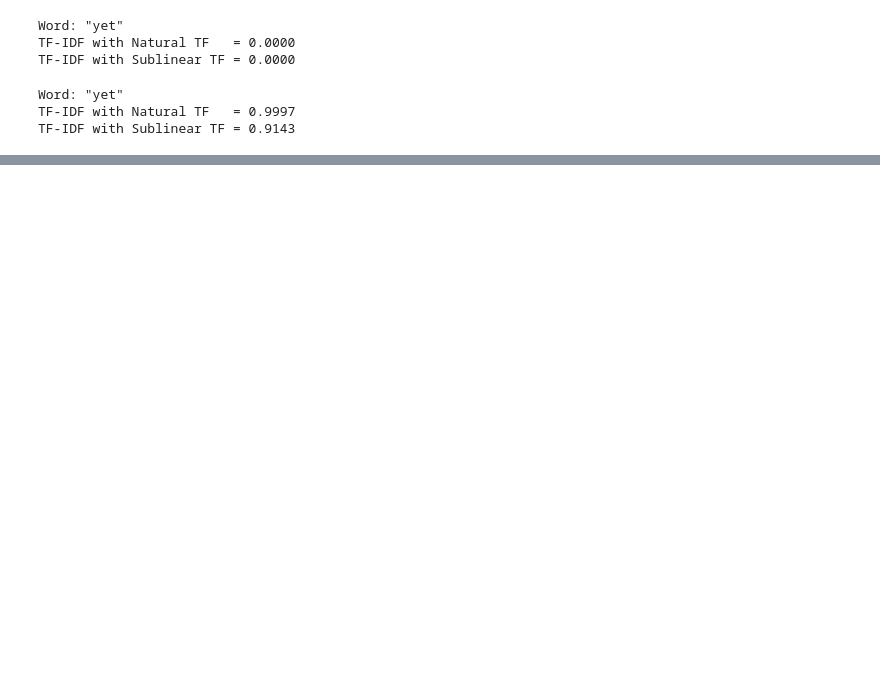
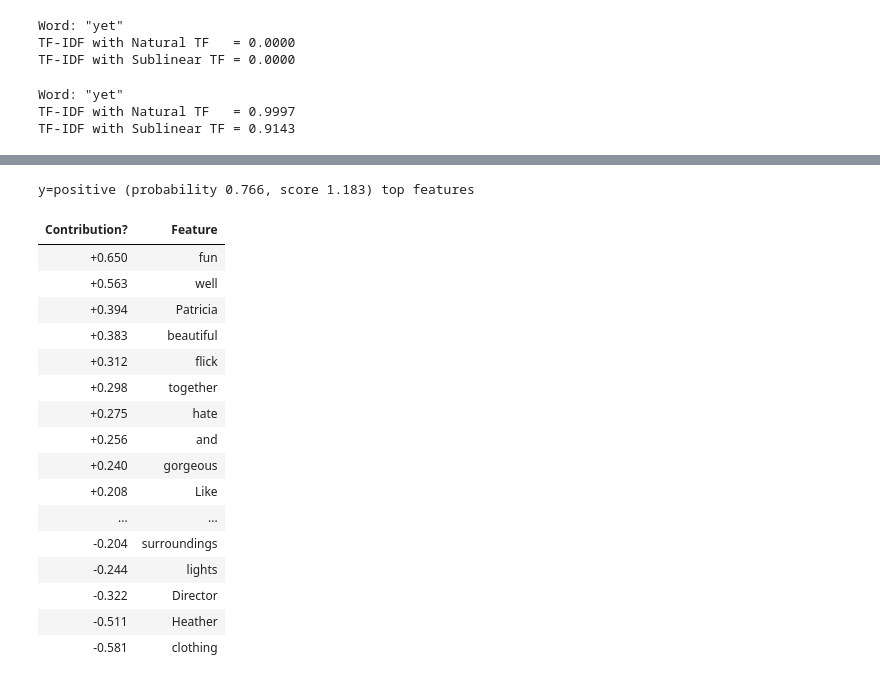
Before and after one commit to Jiaye39/TimeSeriesAnalysis, a Jupyter notebook: Bag_of_Words.ipynb, the cells around one changed output, grey strips where cells are left out. Saved outputs shown, nothing was run; the diff lists cells and outputs as text; code cells hidden in the pictures; blank space fills up the shorter version.

```diff
--- a/Bag_of_Words.ipynb
+++ b/Bag_of_Words.ipynb
@@ -396,0 +424,10 @@ TF-IDF with Sublinear TF = 0.9143
+# %%
+from sklearn.datasets import load_files
+train_data, test_data = load_files("./aclImdb/train", encoding="utf-8"), load_files("./aclImdb/test", encoding="utf-8")
+
+label2txt = {label: txt for label, txt in enumerate(train_data.target_names)}
+txt2label = {txt: label for label, txt in label2txt.items()}
+type(train_data)
+
+X_train, y_train = train_data.data, train_data.target
+X_test, y_test = test_data.data, test_data.target
@@ -396,0 +543,5 @@ TF-IDF with Sublinear TF = 0.9143
+# %%
+vec=CountVectorizer(lowercase=False,token_pattern=None,analyzer=word_tokenize)
+X_train_bow=vec.fit_transform(X_train)
+
+X_train_bow
@@ -396,0 +653,5 @@ TF-IDF with Sublinear TF = 0.9143
+# %%
+from sklearn.linear_model import LogisticRegression
+from sklearn.metrics import classification_report
+reg=LogisticRegression(max_iter=1000)
+reg.fit(X_train_bow,y_train)
@@ -396,0 +682,4 @@ TF-IDF with Sublinear TF = 0.9143
+# %%
+import eli5
+vec.get_feature_names = vec.get_feature_names_out
+eli5.show_weights(reg,vec=vec,top=10,target_names=['negative','positive'])
@@ -396,0 +701,21 @@ TF-IDF with Sublinear TF = 0.9143
+# %%
+eli5.explain_prediction(reg, X_test[0], vec=vec, target_names=['negative', 'positive'])
+# %% [output]
+y=positive (probability 0.766, score 1.183) top features
+| Contribution? | Feature |
+| +0.650 | fun |
+| +0.563 | well |
+| +0.394 | Patricia |
+| +0.383 | beautiful |
+| +0.312 | flick |
+| +0.298 | together |
+| +0.275 | hate |
+| +0.256 | and |
+| +0.240 | gorgeous |
+| +0.208 | Like |
+| ... | ... |
+| -0.204 | surroundings |
+| -0.244 | lights |
+| -0.322 | Director |
+| -0.511 | Heather |
+| -0.581 | clothing |
```
Also changed, not shown: parts of 29 cells of this notebook.
